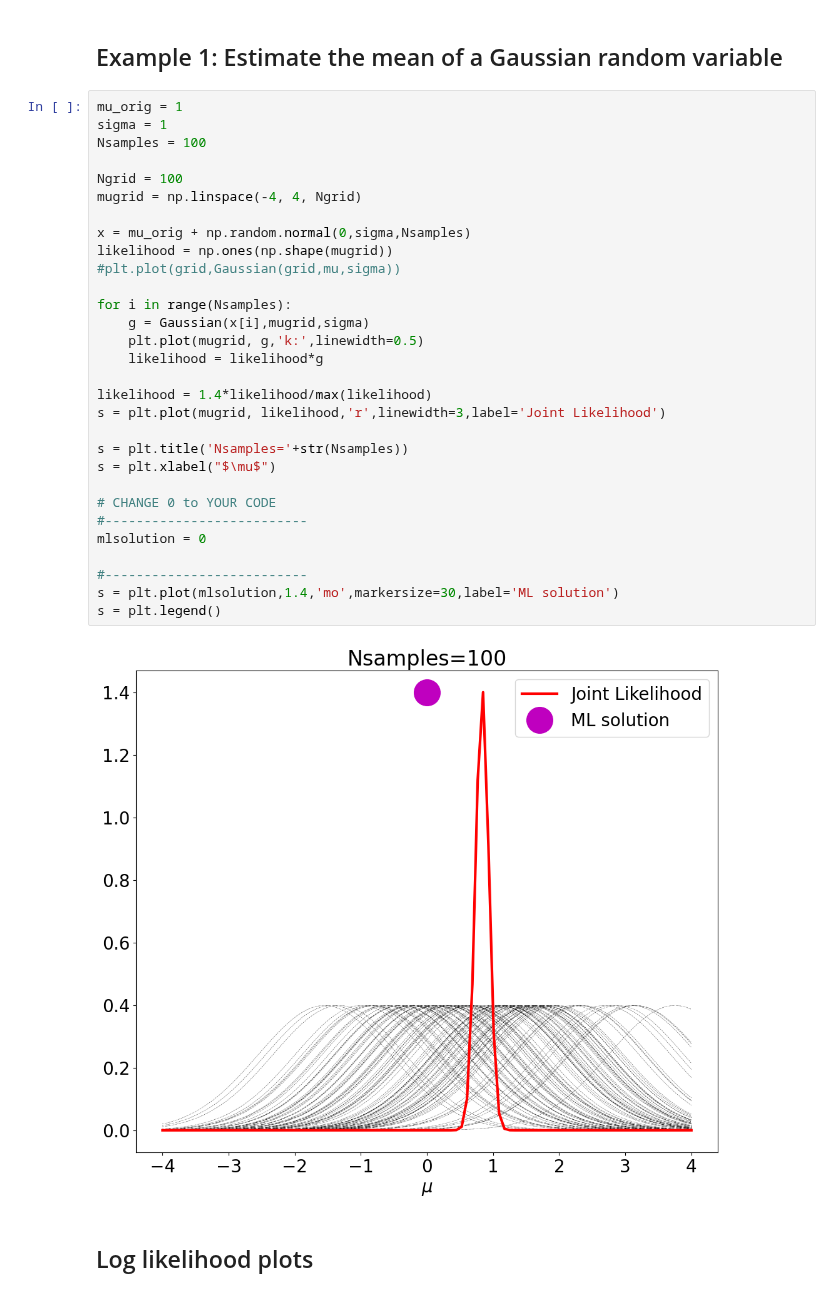
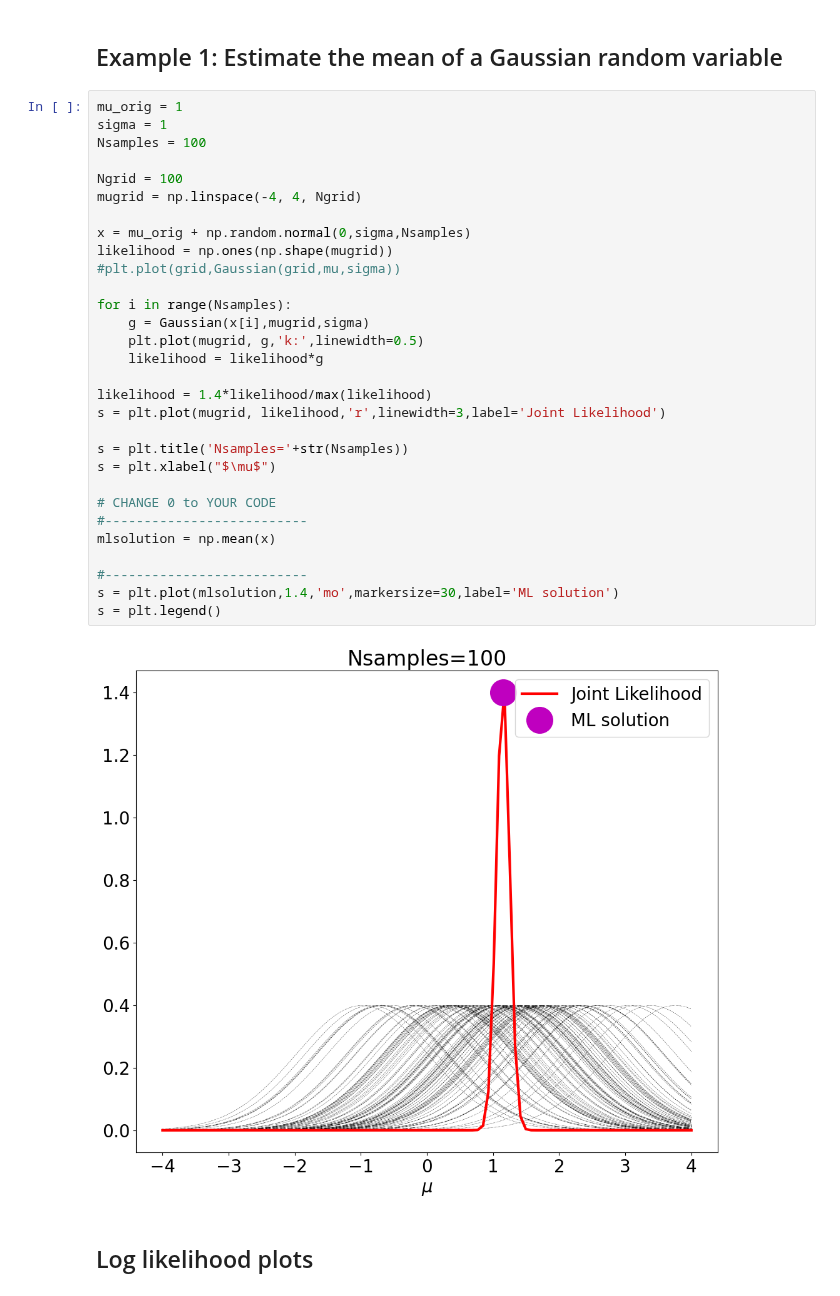
Before and after one commit to aezouhri/Machine_Learning, a Jupyter notebook: Mini Assignment 7/ma07-ML1D.ipynb, the cells around one changed output. Cells and saved outputs as stored; diff of their text form.

```diff
--- a/Mini Assignment 7/ma07-ML1D.ipynb
+++ b/Mini Assignment 7/ma07-ML1D.ipynb
@@ -24,35 +24,35 @@ def Gaussian(x,mu,sigma):
 # %%
 mu_orig = 1
 sigma = 1
 Nsamples = 100
 
 Ngrid = 100
 mugrid = np.linspace(-4, 4, Ngrid)
 
 x = mu_orig + np.random.normal(0,sigma,Nsamples)
 likelihood = np.ones(np.shape(mugrid))
 #plt.plot(grid,Gaussian(grid,mu,sigma))
 
 for i in range(Nsamples):
     g = Gaussian(x[i],mugrid,sigma)
     plt.plot(mugrid, g,'k:',linewidth=0.5)
     likelihood = likelihood*g
 
 likelihood = 1.4*likelihood/max(likelihood)
 s = plt.plot(mugrid, likelihood,'r',linewidth=3,label='Joint Likelihood')
 
 s = plt.title('Nsamples='+str(Nsamples))
 s = plt.xlabel("$\mu$")
 
 # CHANGE 0 to YOUR CODE
 #--------------------------
-mlsolution = 0
+mlsolution = np.mean(x)
 
 #--------------------------
 s = plt.plot(mlsolution,1.4,'mo',markersize=30,label='ML solution')
 s = plt.legend()
 # %% [output]
-[figure, old version]
+[figure, new version]
 # %% [markdown]
 ## Log likelihood plots
 # %%
```
Also changed, not shown: parts of 1 cell of this notebook.
